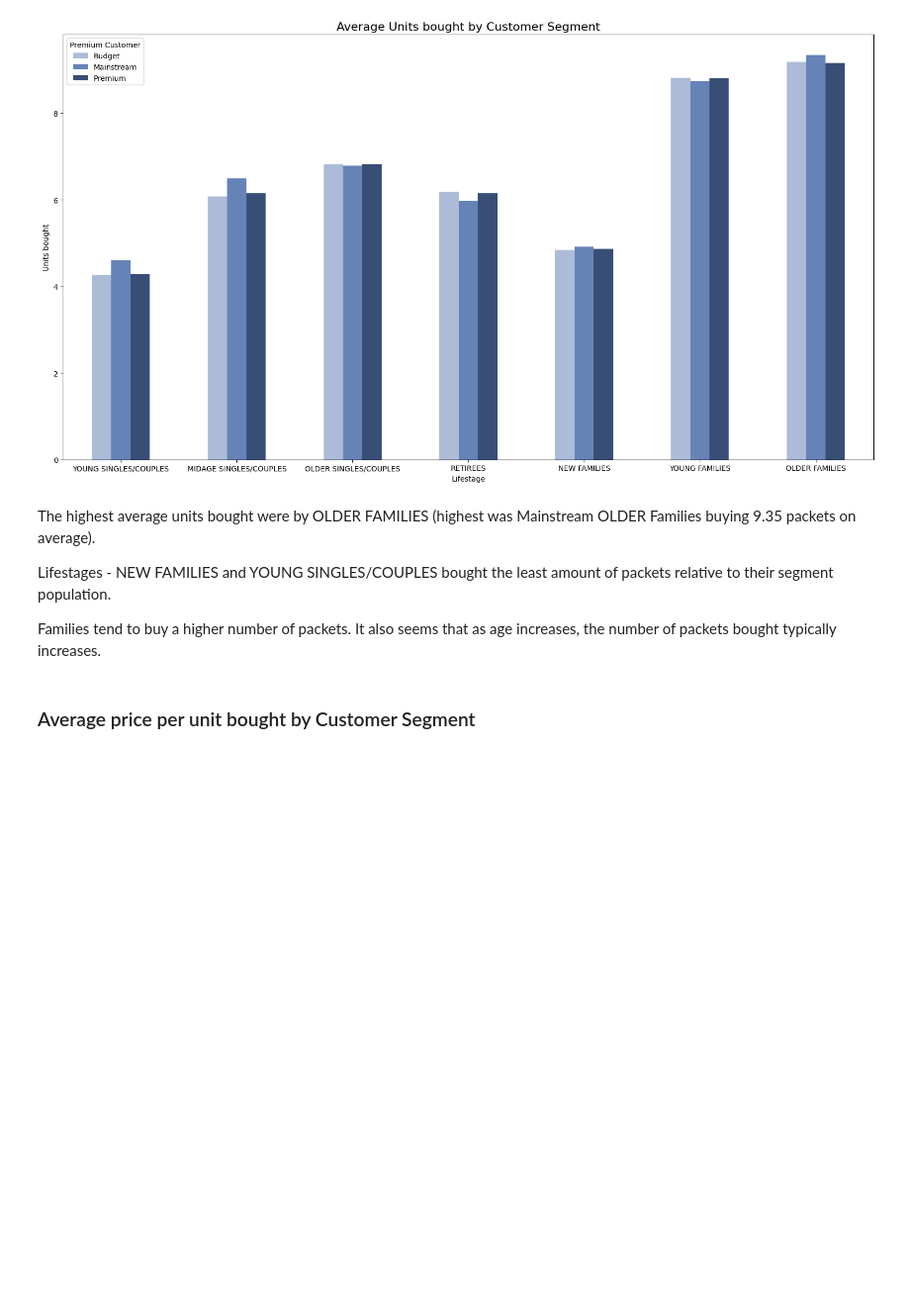
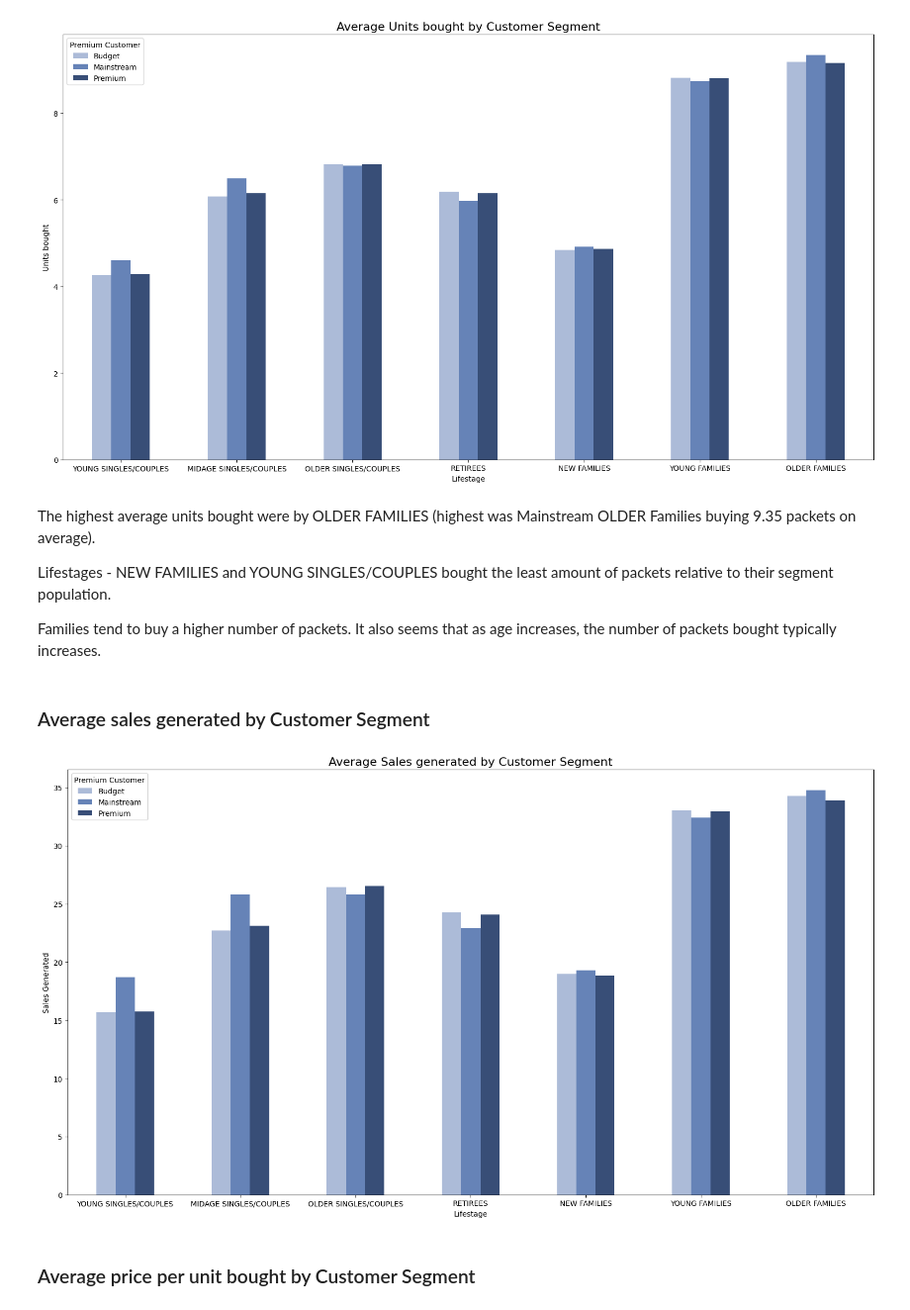
Before and after one commit to hrule/Quantium-Data-Analysis, a Jupyter notebook: Task 1/task1.ipynb, the cells around one changed output. Shown at 99% size. Drawn from its saved outputs; the diff is of its cells as text; code cells hidden in the pictures; blank space fills up the shorter version.

```diff
--- a/Task 1/task1.ipynb
+++ b/Task 1/task1.ipynb
@@ -667,6 +719,38 @@ The highest average units bought were by OLDER FAMILIES (highest was Mainstream
 Lifestages - NEW FAMILIES and YOUNG SINGLES/COUPLES bought the least amount of packets relative to their segment population.
 
 Families tend to buy a higher number of packets. It also seems that as age increases, the number of packets bought typically increases.
+# %% [markdown]
+### Average sales generated by Customer Segment
+# %%
+# Take the sum of product quantities bought by each customer, and then average it over the lifestage and prem cust groups.
+customer_totals = (
+    data.groupby(['LYLTY_CARD_NBR', 'LIFESTAGE', 'PREMIUM_CUSTOMER'])['TOT_SALES']
+    .sum()
+    .reset_index()
+)
+
+# Group by 'LIFESTAGE' and 'PREMIUM_CUSTOMER' to calculate the average sales per customer
+average_sales = (
+    customer_totals.groupby(['LIFESTAGE', 'PREMIUM_CUSTOMER'])['TOT_SALES']
+    .mean()
+    .reset_index(name='AVG_SALES_GEN')
+)
+
+average_sales['LIFESTAGE'] = pd.Categorical(average_sales['LIFESTAGE'], categories=lifestage_ordering, ordered=True)
+average_sales = average_sales.sort_values(by='LIFESTAGE').reset_index(drop=True)
+# %%
+pivot_avg_sales_per_cust_type = average_sales.pivot(index="LIFESTAGE", columns="PREMIUM_CUSTOMER", values="AVG_SALES_GEN")
+
+pivot_avg_sales_per_cust_type.plot(kind="bar", figsize=(16, 9), color=colors)
+plt.title("Average Sales generated by Customer Segment", fontsize=16)
+plt.xlabel("Lifestage")
+plt.ylabel("Sales Generated")
+plt.xticks(rotation=0)
+plt.legend(title="Premium Customer", fontsize=10)
+plt.tight_layout()
+plt.show()
+# %% [output]
+[figure, added]
 # %% [markdown]
 ### Average price per unit bought by Customer Segment
 # %%
```
Also changed, not shown: parts of 9 cells of this notebook, 1 other file.
